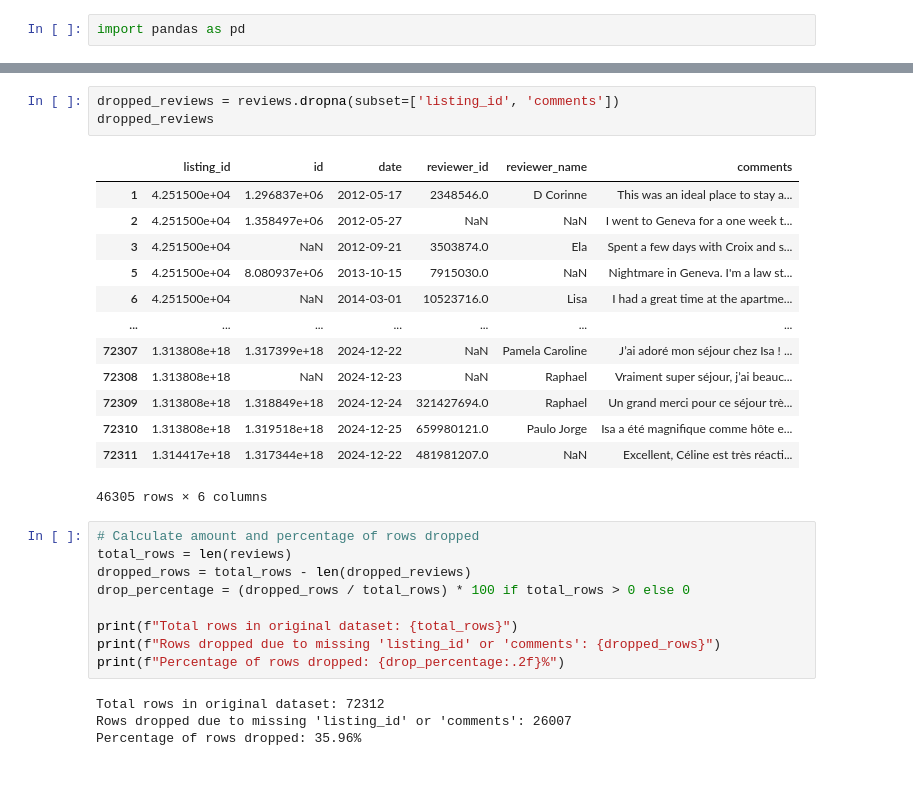
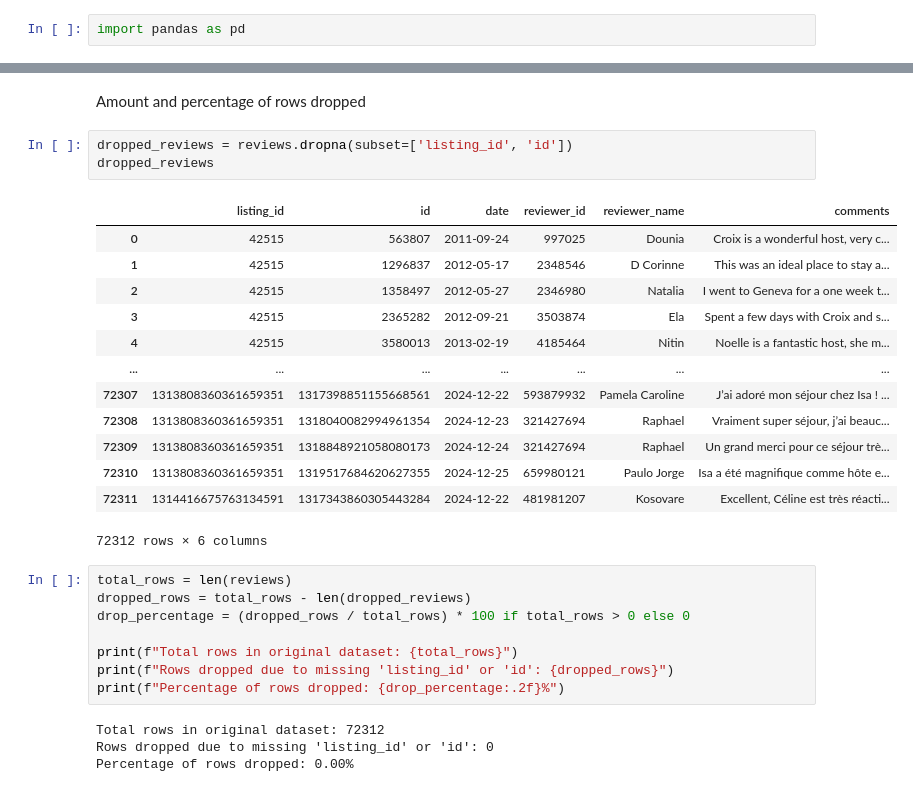
Before and after one commit to msadlej/Nocarz, a Jupyter notebook: data.ipynb, the cells around one changed output, grey strips where cells are left out. Drawn from its saved outputs; the diff is of its cells as text.

```diff
--- a/data.ipynb
+++ b/data.ipynb
@@ -70,30 +147,31 @@ reviews
+# %% [markdown]
+Amount and percentage of rows dropped
 # %%
-dropped_reviews = reviews.dropna(subset=['listing_id', 'comments'])
+dropped_reviews = reviews.dropna(subset=['listing_id', 'id'])
 dropped_reviews
 # %% [output]
 |  | listing_id | id | date | reviewer_id | reviewer_name | comments |
-| 1 | 4.251500e+04 | 1.296837e+06 | 2012-05-17 | 2348546.0 | D Corinne | This was an ideal place to stay a... |
-| 2 | 4.251500e+04 | 1.358497e+06 | 2012-05-27 | NaN | NaN | I went to Geneva for a one week t... |
-| 3 | 4.251500e+04 | NaN | 2012-09-21 | 3503874.0 | Ela | Spent a few days with Croix and s... |
-| 5 | 4.251500e+04 | 8.080937e+06 | 2013-10-15 | 7915030.0 | NaN | Nightmare in Geneva. I'm a law st... |
-| 6 | 4.251500e+04 | NaN | 2014-03-01 | 10523716.0 | Lisa | I had a great time at the apartme... |
+| 0 | 42515 | 563807 | 2011-09-24 | 997025 | Dounia | Croix is a wonderful host, very c... |
+| 1 | 42515 | 1296837 | 2012-05-17 | 2348546 | D Corinne | This was an ideal place to stay a... |
+| 2 | 42515 | 1358497 | 2012-05-27 | 2346980 | Natalia | I went to Geneva for a one week t... |
+| 3 | 42515 | 2365282 | 2012-09-21 | 3503874 | Ela | Spent a few days with Croix and s... |
+| 4 | 42515 | 3580013 | 2013-02-19 | 4185464 | Nitin | Noelle is a fantastic host, she m... |
 | ... | ... | ... | ... | ... | ... | ... |
-| 72307 | 1.313808e+18 | 1.317399e+18 | 2024-12-22 | NaN | Pamela Caroline | J’ai adoré mon séjour chez Isa ! ... |
-| 72308 | 1.313808e+18 | NaN | 2024-12-23 | NaN | Raphael | Vraiment super séjour, j’ai beauc... |
-| 72309 | 1.313808e+18 | 1.318849e+18 | 2024-12-24 | 321427694.0 | Raphael | Un grand merci pour ce séjour trè... |
-| 72310 | 1.313808e+18 | 1.319518e+18 | 2024-12-25 | 659980121.0 | Paulo Jorge | Isa a été magnifique comme hôte e... |
-| 72311 | 1.314417e+18 | 1.317344e+18 | 2024-12-22 | 481981207.0 | NaN | Excellent, Céline est très réacti... |
+| 72307 | 1313808360361659351 | 1317398851155668561 | 2024-12-22 | 593879932 | Pamela Caroline | J’ai adoré mon séjour chez Isa ! ... |
+| 72308 | 1313808360361659351 | 1318040082994961354 | 2024-12-23 | 321427694 | Raphael | Vraiment super séjour, j’ai beauc... |
+| 72309 | 1313808360361659351 | 1318848921058080173 | 2024-12-24 | 321427694 | Raphael | Un grand merci pour ce séjour trè... |
+| 72310 | 1313808360361659351 | 1319517684620627355 | 2024-12-25 | 659980121 | Paulo Jorge | Isa a été magnifique comme hôte e... |
+| 72311 | 1314416675763134591 | 1317343860305443284 | 2024-12-22 | 481981207 | Kosovare | Excellent, Céline est très réacti... |
-46305 rows × 6 columns
+72312 rows × 6 columns
 # %%
-# Calculate amount and percentage of rows dropped
 total_rows = len(reviews)
 dropped_rows = total_rows - len(dropped_reviews)
 drop_percentage = (dropped_rows / total_rows) * 100 if total_rows > 0 else 0
 
 print(f"Total rows in original dataset: {total_rows}")
-print(f"Rows dropped due to missing 'listing_id' or 'comments': {dropped_rows}")
+print(f"Rows dropped due to missing 'listing_id' or 'id': {dropped_rows}")
 print(f"Percentage of rows dropped: {drop_percentage:.2f}%")
 # %% [output]
 Total rows in original dataset: 72312
-Rows dropped due to missing 'listing_id' or 'comments': 26007
-Percentage of rows dropped: 35.96%
+Rows dropped due to missing 'listing_id' or 'id': 0
+Percentage of rows dropped: 0.00%
```
Also changed, not shown: parts of 24 cells of this notebook.
